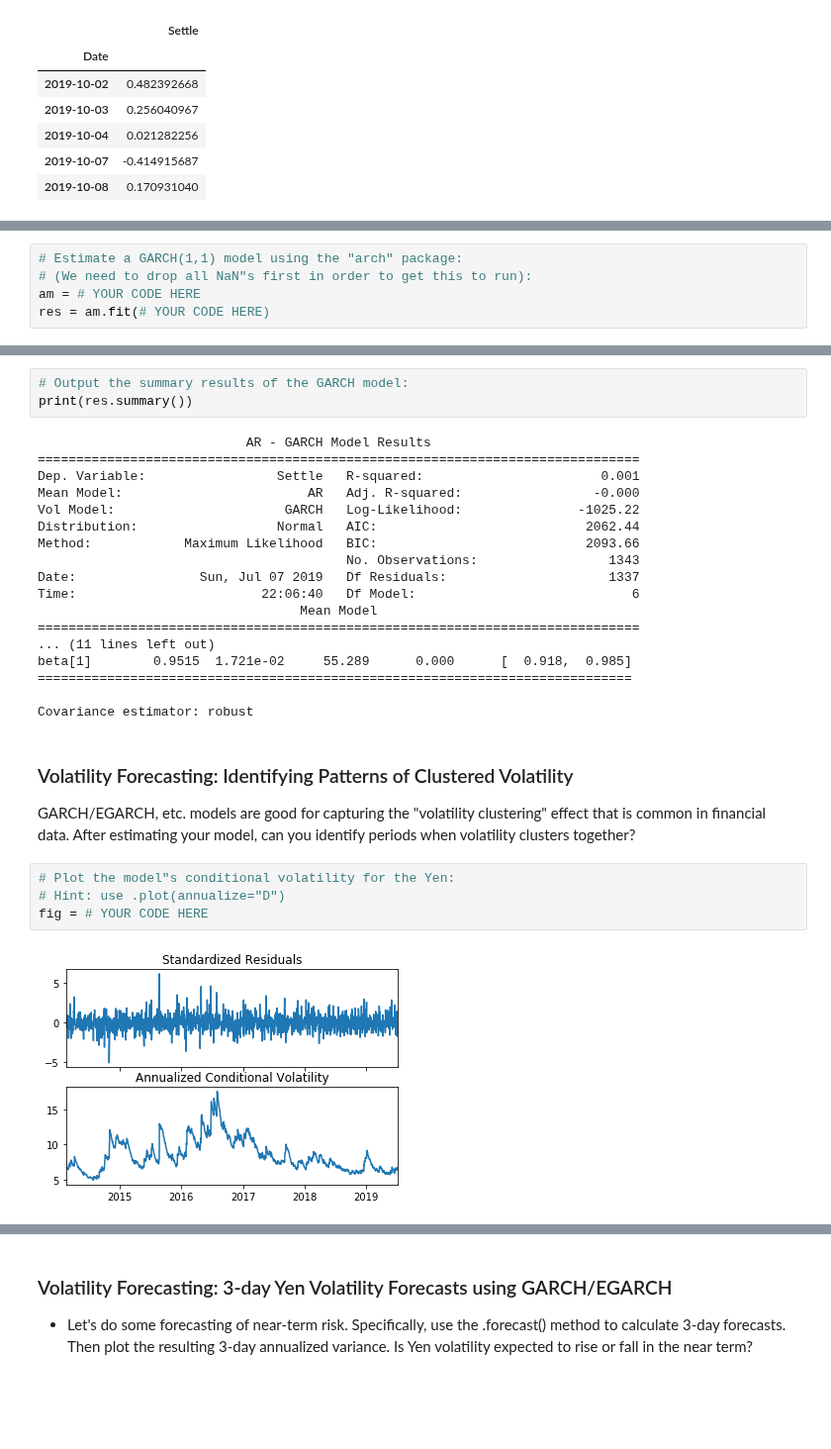
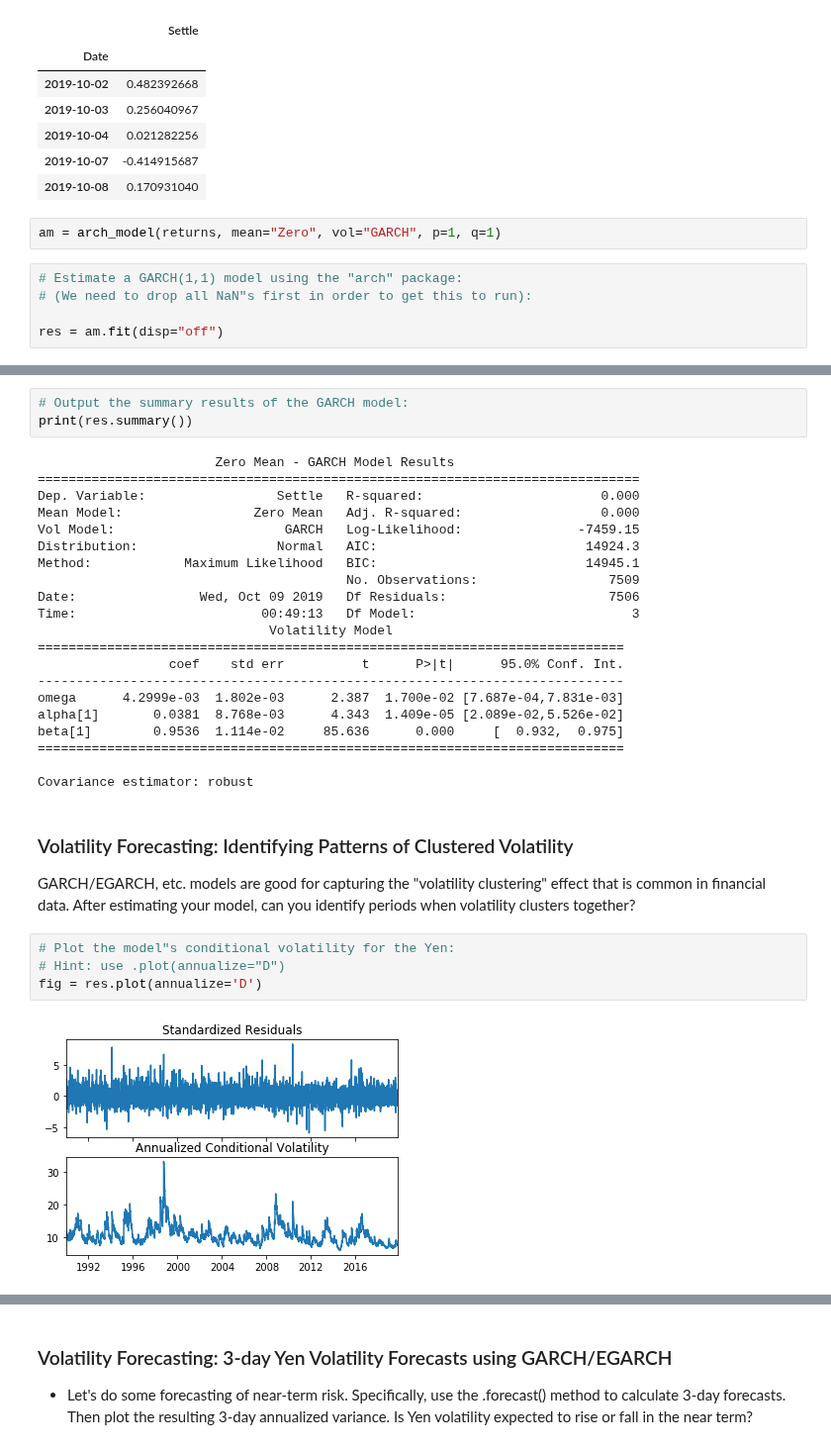
Before and after one commit to rolopez21/10-Time-Series, a Jupyter notebook: Starter_Code/time_series_analysis.ipynb, the cells around one changed output, grey strips where cells are left out. Shown at 99% size. Drawn from its saved outputs; the diff is of its cells as text; blank space fills up the shorter version.

```diff
--- a/Starter_Code/time_series_analysis.ipynb
+++ b/Starter_Code/time_series_analysis.ipynb
@@ -701,3 +616,10 @@ returns.tail()
 | 2019-10-04 | 0.021282256 |
 | 2019-10-07 | -0.414915687 |
 | 2019-10-08 | 0.170931040 |
+# %%
+am = arch_model(returns, mean="Zero", vol="GARCH", p=1, q=1)
+# %%
+# Estimate a GARCH(1,1) model using the "arch" package:
+# (We need to drop all NaN"s first in order to get this to run):
+
+res = am.fit(disp="off")
@@ -713,5 +662,0 @@ returns.tail()
-# %%
-# Estimate a GARCH(1,1) model using the "arch" package:
-# (We need to drop all NaN"s first in order to get this to run):
-am = # YOUR CODE HERE
-res = am.fit(# YOUR CODE HERE)
@@ -737,21 +664,24 @@ ARCHModelResult, id: 0x7f8d71e47da0
 # Output the summary results of the GARCH model:
 print(res.summary())
 # %% [output]
-                           AR - GARCH Model Results
+                       Zero Mean - GARCH Model Results
 ==============================================================================
-Dep. Variable:                 Settle   R-squared:                       0.001
-Mean Model:                        AR   Adj. R-squared:                 -0.000
-Vol Model:                      GARCH   Log-Likelihood:               -1025.22
-Distribution:                  Normal   AIC:                           2062.44
-Method:            Maximum Likelihood   BIC:                           2093.66
-                                        No. Observations:                 1343
-Date:                Sun, Jul 07 2019   Df Residuals:                     1337
-Time:                        22:06:40   Df Model:                            6
-                                  Mean Model
-==============================================================================
-... (11 lines left out)
-beta[1]        0.9515  1.721e-02     55.289      0.000      [  0.918,  0.985]
-=============================================================================
+Dep. Variable:                 Settle   R-squared:                       0.000
+Mean Model:                 Zero Mean   Adj. R-squared:                  0.000
+Vol Model:                      GARCH   Log-Likelihood:               -7459.15
+Distribution:                  Normal   AIC:                           14924.3
+Method:            Maximum Likelihood   BIC:                           14945.1
+                                        No. Observations:                 7509
+Date:                Wed, Oct 09 2019   Df Residuals:                     7506
+Time:                        00:49:13   Df Model:                            3
+                              Volatility Model
+============================================================================
+                 coef    std err          t      P>|t|      95.0% Conf. Int.
+----------------------------------------------------------------------------
+omega      4.2999e-03  1.802e-03      2.387  1.700e-02 [7.687e-04,7.831e-03]
+alpha[1]       0.0381  8.768e-03      4.343  1.409e-05 [2.089e-02,5.526e-02]
+beta[1]        0.9536  1.114e-02     85.636      0.000     [  0.932,  0.975]
+============================================================================
 
 Covariance estimator: robust
 # %% [markdown]
@@ -761,6 +691,6 @@ GARCH/EGARCH, etc. models are good for capturing the "volatility clustering" eff
 # %%
 # Plot the model"s conditional volatility for the Yen:
 # Hint: use .plot(annualize="D")
-fig = # YOUR CODE HERE
+fig = res.plot(annualize='D')
 # %% [output]
-[figure, old version]
+[figure, new version]
```
Also changed, not shown: parts of 29 cells of this notebook.
